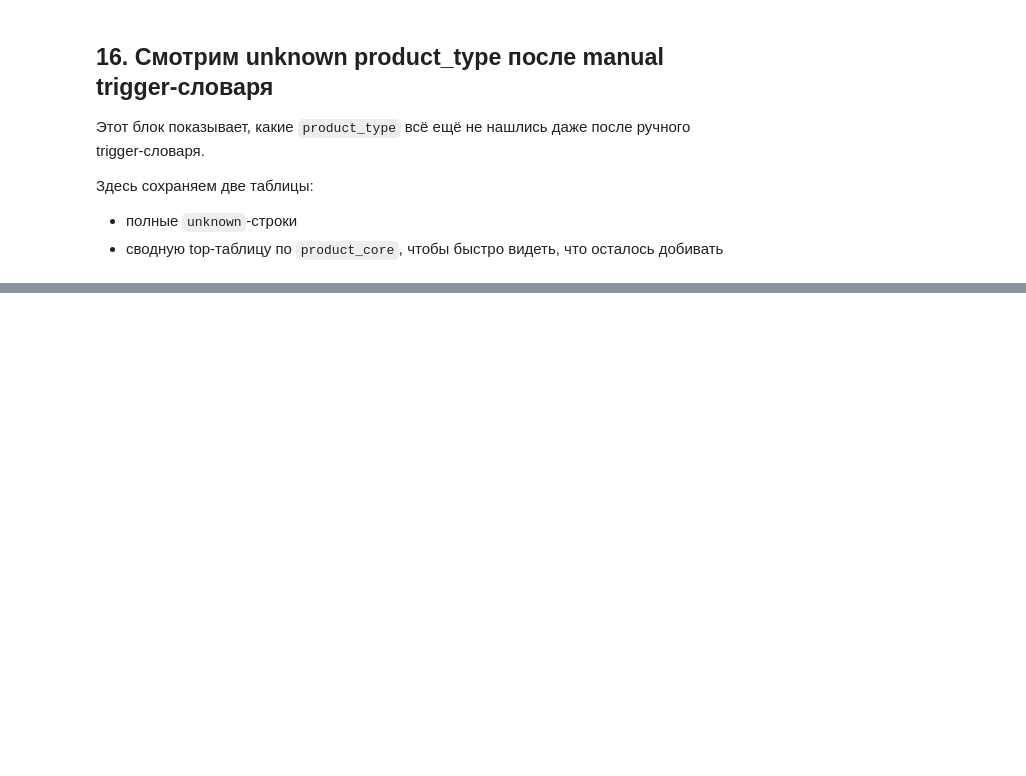
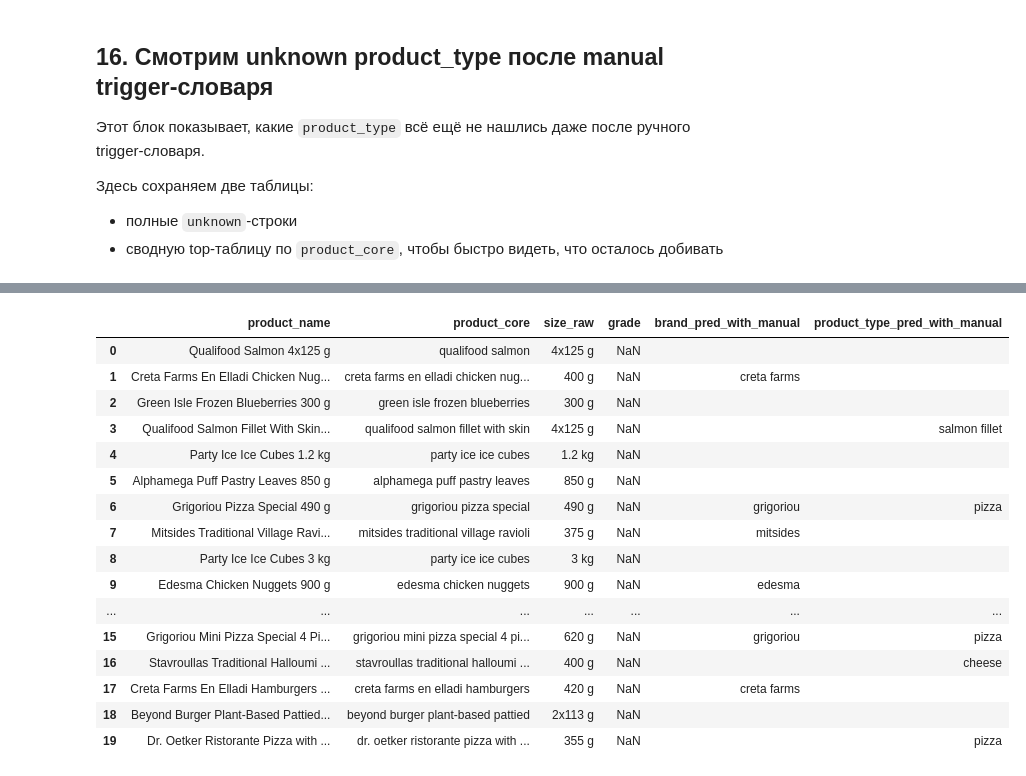
Before and after one commit to valeriyabrovchuk/grocery_price_analysis, a Jupyter notebook: groceries_comparison_limassol.ipynb, the cells around one changed output, grey strips where cells are left out. Drawn from its saved outputs; the diff is of its cells as text; code cells hidden in the pictures; blank space fills up the shorter version.

```diff
--- a/groceries_comparison_limassol.ipynb
+++ b/groceries_comparison_limassol.ipynb
@@ -2664,0 +2724,5 @@ unknown_after_manual_top.head(30)
+# %%
+from scripts.alphaomega_pipeline import run_alphaomega_pipeline
+
+alphaomega_results = run_alphaomega_pipeline()
+alphaomega_results['coverage']
@@ -2664,0 +2747,23 @@ unknown_after_manual_top.head(30)
+# %%
+alphaomega_results['final'][[
+    'product_name', 'product_core', 'size_raw', 'grade',
+    'brand_pred_with_manual', 'product_type_pred_with_manual'
+]].head(20)
+# %% [output]
+|  | product_name | product_core | size_raw | grade | brand_pred_with_manual | product_type_pred_with_manual |
+| 0 | Qualifood Salmon 4x125 g | qualifood salmon | 4x125 g | NaN |  |  |
+| 1 | Creta Farms En Elladi Chicken Nug... | creta farms en elladi chicken nug... | 400 g | NaN | creta farms |  |
+| 2 | Green Isle Frozen Blueberries 300 g | green isle frozen blueberries | 300 g | NaN |  |  |
+| 3 | Qualifood Salmon Fillet With Skin... | qualifood salmon fillet with skin | 4x125 g | NaN |  | salmon fillet |
+| 4 | Party Ice Ice Cubes 1.2 kg | party ice ice cubes | 1.2 kg | NaN |  |  |
+| 5 | Alphamega Puff Pastry Leaves 850 g | alphamega puff pastry leaves | 850 g | NaN |  |  |
+| 6 | Grigoriou Pizza Special 490 g | grigoriou pizza special | 490 g | NaN | grigoriou | pizza |
+| 7 | Mitsides Traditional Village Ravi... | mitsides traditional village ravioli | 375 g | NaN | mitsides |  |
+| 8 | Party Ice Ice Cubes 3 kg | party ice ice cubes | 3 kg | NaN |  |  |
+| 9 | Edesma Chicken Nuggets 900 g | edesma chicken nuggets | 900 g | NaN | edesma |  |
+| ... | ... | ... | ... | ... | ... | ... |
+| 15 | Grigoriou Mini Pizza Special 4 Pi... | grigoriou mini pizza special 4 pi... | 620 g | NaN | grigoriou | pizza |
+| 16 | Stavroullas Traditional Halloumi ... | stavroullas traditional halloumi ... | 400 g | NaN |  | cheese |
+| 17 | Creta Farms En Elladi Hamburgers ... | creta farms en elladi hamburgers | 420 g | NaN | creta farms |  |
+| 18 | Beyond Burger Plant-Based Pattied... | beyond burger plant-based pattied | 2x113 g | NaN |  |  |
+| 19 | Dr. Oetker Ristorante Pizza with ... | dr. oetker ristorante pizza with ... | 355 g | NaN |  | pizza |
```
Also changed, not shown: parts of 7 cells of this notebook, 34 other files.
